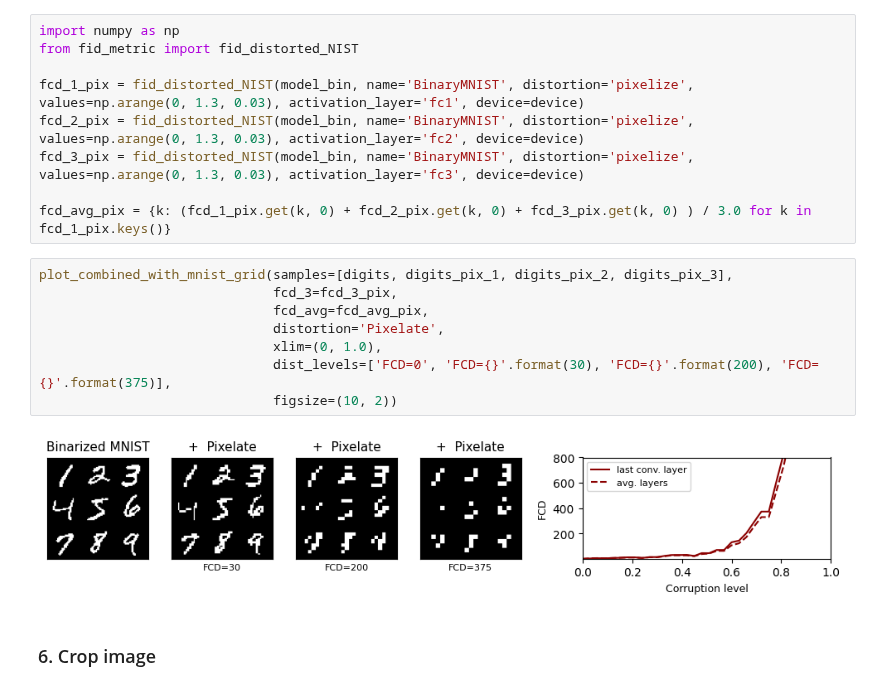
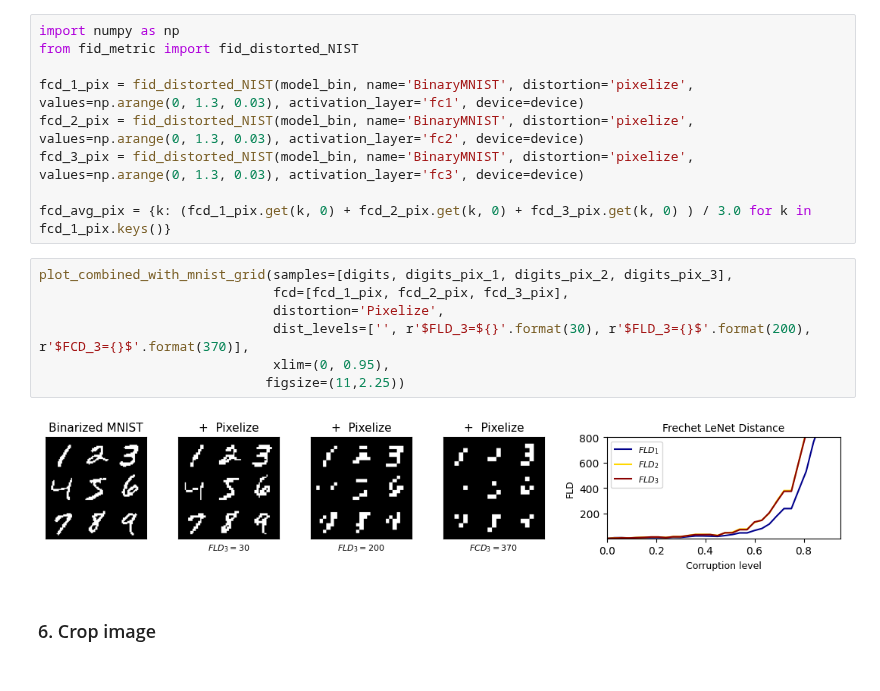
Before and after one commit to dfaroughy/FID-MNIST, a Jupyter notebook: FID_MNIST.ipynb, the cells around one changed output. Cells and saved outputs as stored; diff of their text form.

```diff
--- a/FID_MNIST.ipynb
+++ b/FID_MNIST.ipynb
@@ -396,16 +396,15 @@ fcd_2_pix = fid_distorted_NIST(model_bin, name='BinaryMNIST', distortion='pixeli
 fcd_3_pix = fid_distorted_NIST(model_bin, name='BinaryMNIST', distortion='pixelize', values=np.arange(0, 1.3, 0.03), activation_layer='fc3', device=device)
 
 fcd_avg_pix = {k: (fcd_1_pix.get(k, 0) + fcd_2_pix.get(k, 0) + fcd_3_pix.get(k, 0) ) / 3.0 for k in fcd_1_pix.keys()}
-# %%
-plot_combined_with_mnist_grid(samples=[digits, digits_pix_1, digits_pix_2, digits_pix_3],
-                              fcd_3=fcd_3_pix,
-                              fcd_avg=fcd_avg_pix,
-                              distortion='Pixelate',
-                              xlim=(0, 1.0),
-                              dist_levels=['FCD=0', 'FCD={}'.format(30), 'FCD={}'.format(200), 'FCD={}'.format(375)],
-                              figsize=(10, 2))
-# %% [output]
-[figure, removed]
+# %%
+plot_combined_with_mnist_grid(samples=[digits, digits_pix_1, digits_pix_2, digits_pix_3],
+                              fcd=[fcd_1_pix, fcd_2_pix, fcd_3_pix],
+                              distortion='Pixelize',
+                              dist_levels=['', r'$FLD_3=${}'.format(30), r'$FLD_3={}$'.format(200), r'$FCD_3={}$'.format(370)],
+                              xlim=(0, 0.95),
+                             figsize=(11,2.25))
+# %% [output]
+[figure, added]
 # %% [markdown]
 ### 6. Crop image
 # %%
```
Also changed, not shown: parts of 8 cells of this notebook, 21 other files.
